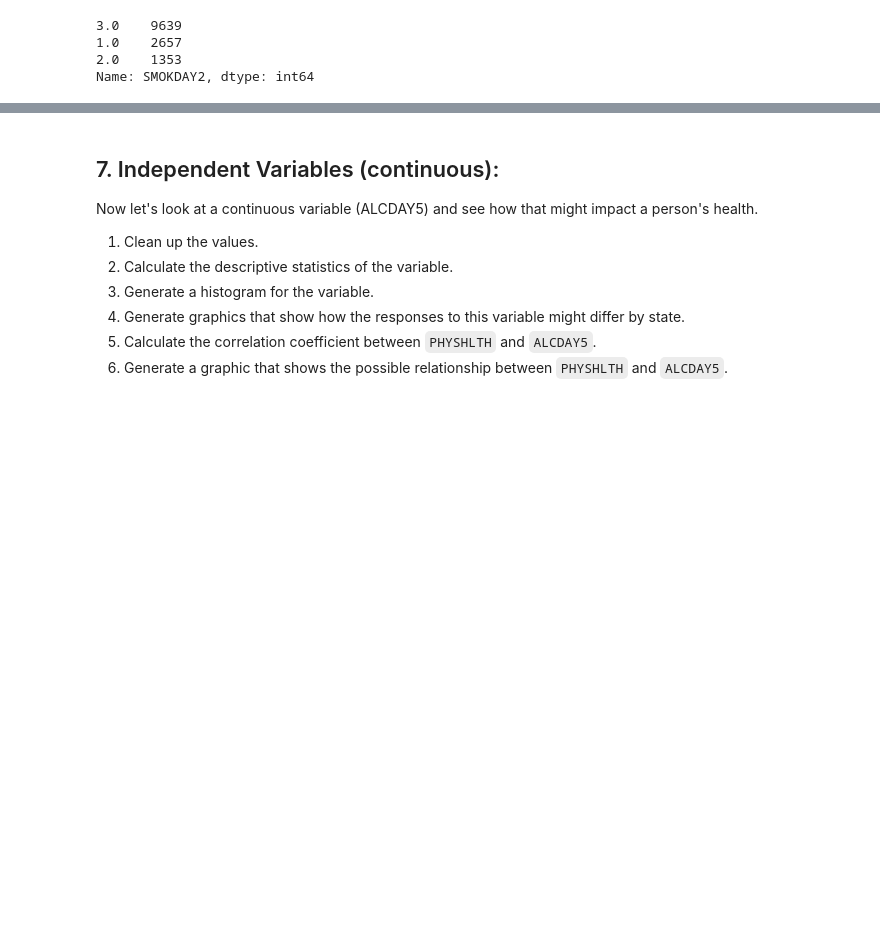
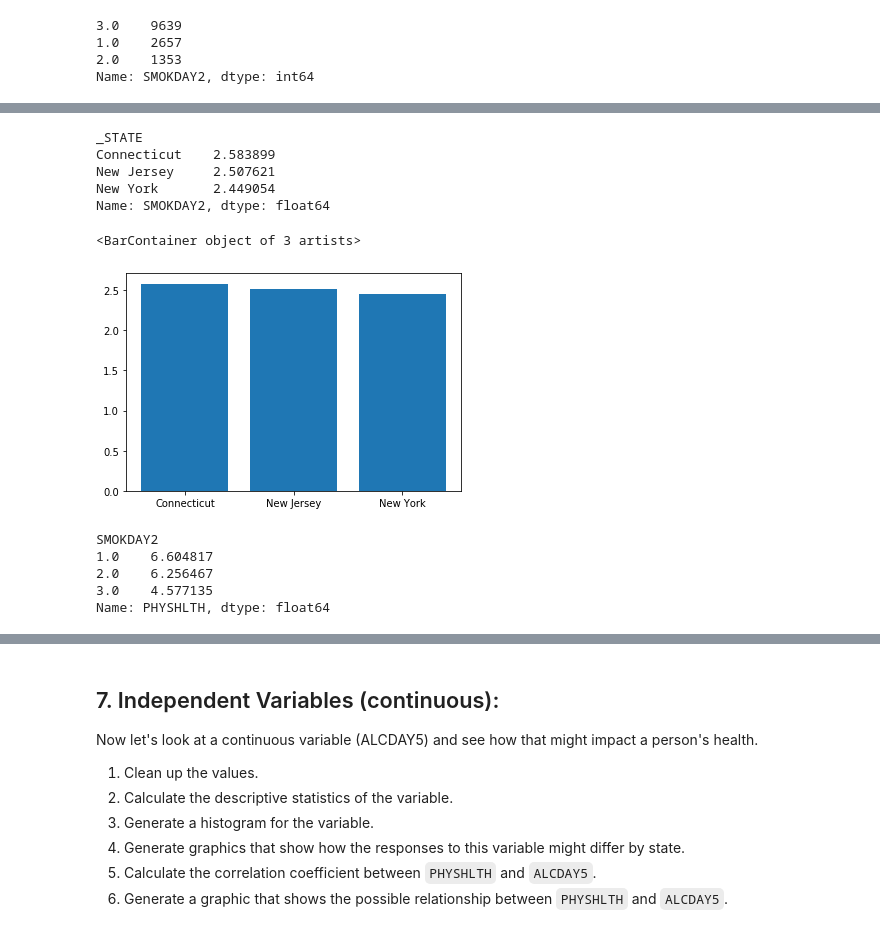
Before and after one commit to rmlevy1/nyc-mhtn-ds-010620-lectures, a Jupyter notebook: week_2/case_study/Data_Exploration_Applied.ipynb, the cells around one changed output, grey strips where cells are left out. Drawn from its saved outputs; the diff is of its cells as text; code cells hidden in the pictures; blank space fills up the shorter version.

```diff
--- a/week_2/case_study/Data_Exploration_Applied.ipynb
+++ b/week_2/case_study/Data_Exploration_Applied.ipynb
@@ -202,0 +218,23 @@ Name: SMOKDAY2, dtype: int64
+# %%
+df.groupby(['_STATE'])['SMOKDAY2'].mean()
+# %% [output]
+_STATE
+Connecticut    2.583899
+New Jersey     2.507621
+New York       2.449054
+Name: SMOKDAY2, dtype: float64
+# %%
+
+fig, ax = plt.subplots()
+ax.bar(['Connecticut', 'New Jersey', 'New York'],[2.58, 2.51, 2.45] )
+# %% [output]
+<BarContainer object of 3 artists>
+[figure, added]
+# %%
+df.groupby(['SMOKDAY2'])['PHYSHLTH'].mean()
+# %% [output]
+SMOKDAY2
+1.0    6.604817
+2.0    6.256467
+3.0    4.577135
+Name: PHYSHLTH, dtype: float64
```
Also changed, not shown: parts of 12 cells of this notebook, 1 other file.
